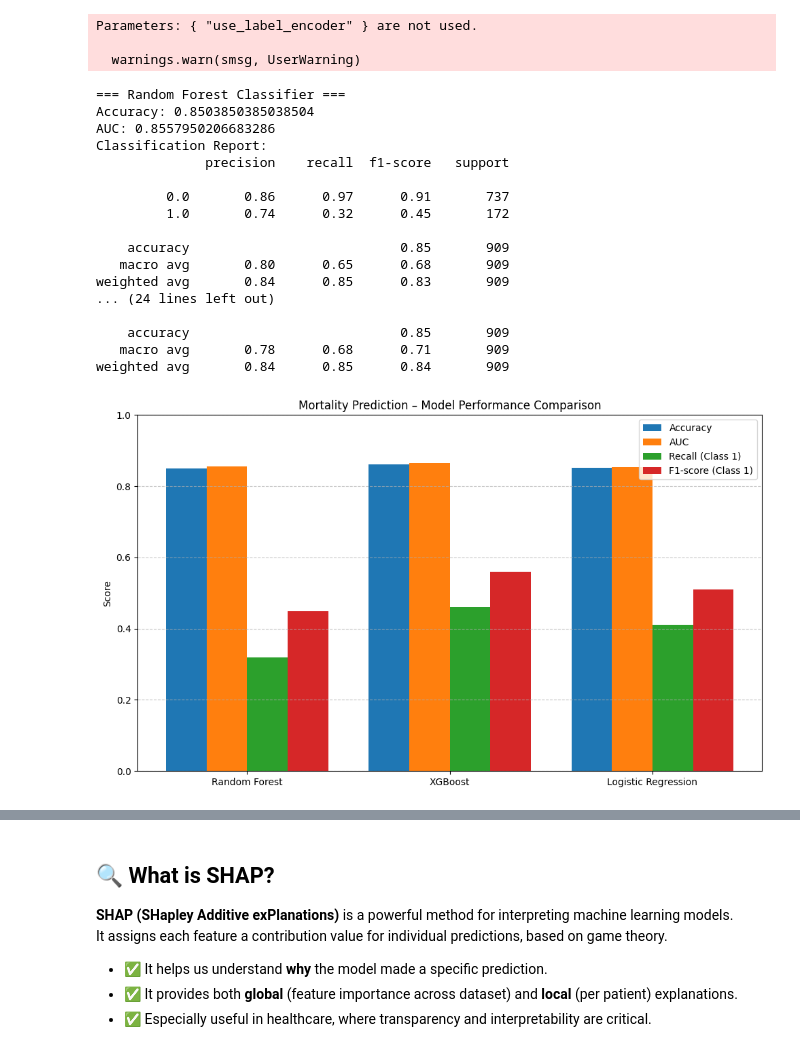
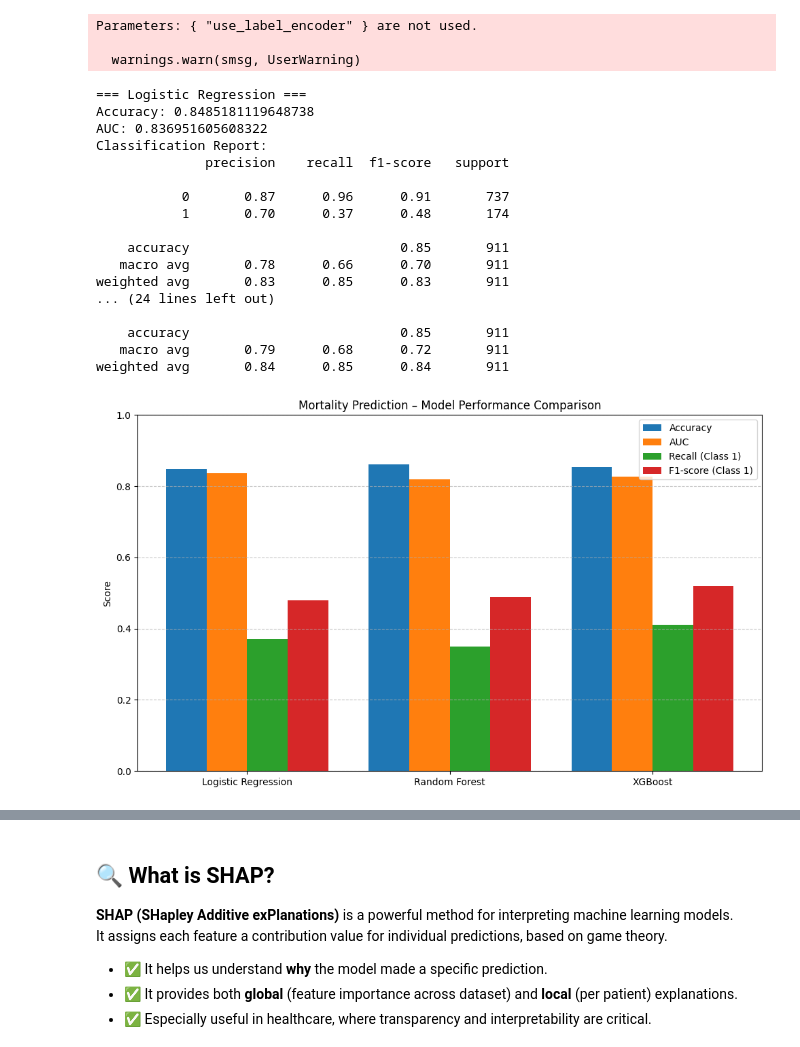
Before and after one commit to Edenshmuel/MIMIC_ICU_Prediction_and_Clustering, a Jupyter notebook: Models.ipynb, the cells around one changed output, grey strips where cells are left out. Saved outputs shown, nothing was run; the diff lists cells and outputs as text; code cells hidden in the pictures.

```diff
--- a/Models.ipynb
+++ b/Models.ipynb
@@ -194,58 +151,58 @@ def evaluate_classifier(y_true, y_pred, y_proba, model_name):
     print(classification_report(y_true, y_pred))
 # %%
 # Evaluate all classifiers
+evaluate_classifier(y_test_clf, y_pred_logreg, y_proba_logreg, "Logistic Regression")
 evaluate_classifier(y_test_clf, y_pred_rf, y_proba_rf, "Random Forest Classifier")
 evaluate_classifier(y_test_clf, y_pred_xgb, y_proba_xgb, "XGBoost Classifier")
-evaluate_classifier(y_test_clf, y_pred_logreg, y_proba_logreg, "Logistic Regression")
 # %% [output]
-=== Random Forest Classifier ===
-Accuracy: 0.8503850385038504
-AUC: 0.8557950206683286
+=== Logistic Regression ===
+Accuracy: 0.8485181119648738
+AUC: 0.836951605608322
 Classification Report:
               precision    recall  f1-score   support
 
-         0.0       0.86      0.97      0.91       737
-         1.0       0.74      0.32      0.45       172
+           0       0.87      0.96      0.91       737
+           1       0.70      0.37      0.48       174
 
-    accuracy                           0.85       909
-   macro avg       0.80      0.65      0.68       909
-weighted avg       0.84      0.85      0.83       909
+    accuracy                           0.85       911
+   macro avg       0.78      0.66      0.70       911
+weighted avg       0.83      0.85      0.83       911
 ... (24 lines left out)
 
-    accuracy                           0.85       909
-   macro avg       0.78      0.68      0.71       909
-weighted avg       0.84      0.85      0.84       909
+    accuracy                           0.85       911
+   macro avg       0.79      0.68      0.72       911
+weighted avg       0.84      0.85      0.84       911
 # %%
-# Model names
-models = ["Random Forest", "XGBoost", "Logistic Regression"]
+# Model names – reordered
+models = ["Logistic Regression", "Random Forest", "XGBoost"]
 
-# Metrics for each model
-accuracy = [0.850, 0.862, 0.851]
-auc = [0.856, 0.865, 0.854]
-recall_class1 = [0.32, 0.46, 0.41]
-f1_class1 = [0.45, 0.56, 0.51]
+# Updated metrics – reordered to match model order
+accuracy = [0.8485, 0.8606, 0.8540]
+auc = [0.8370, 0.8201, 0.8271]
+recall_class1 = [0.37, 0.35, 0.41]
+f1_class1 = [0.48, 0.49, 0.52]
 
 # Create x-axis positions
 x = np.arange(len(models))
 width = 0.2  # Width of each bar
 
 # Create bar plot
 fig, ax = plt.subplots(figsize=(10, 6))
 bars1 = ax.bar(x - 1.5*width, accuracy, width, label='Accuracy')
 bars2 = ax.bar(x - 0.5*width, auc, width, label='AUC')
 bars3 = ax.bar(x + 0.5*width, recall_class1, width, label='Recall (Class 1)')
 bars4 = ax.bar(x + 1.5*width, f1_class1, width, label='F1-score (Class 1)')
 
 # Customize plot
 ax.set_ylabel('Score')
 ax.set_title('Mortality Prediction – Model Performance Comparison')
 ax.set_xticks(x)
 ax.set_xticklabels(models)
 ax.set_ylim(0, 1)
 ax.legend()
 ax.grid(True, axis='y', linestyle='--', alpha=0.7)
 
 plt.tight_layout()
 plt.show()
 # %% [output]
-[figure, old version]
+[figure, new version]
```
Also changed, not shown: parts of 50 cells of this notebook.
